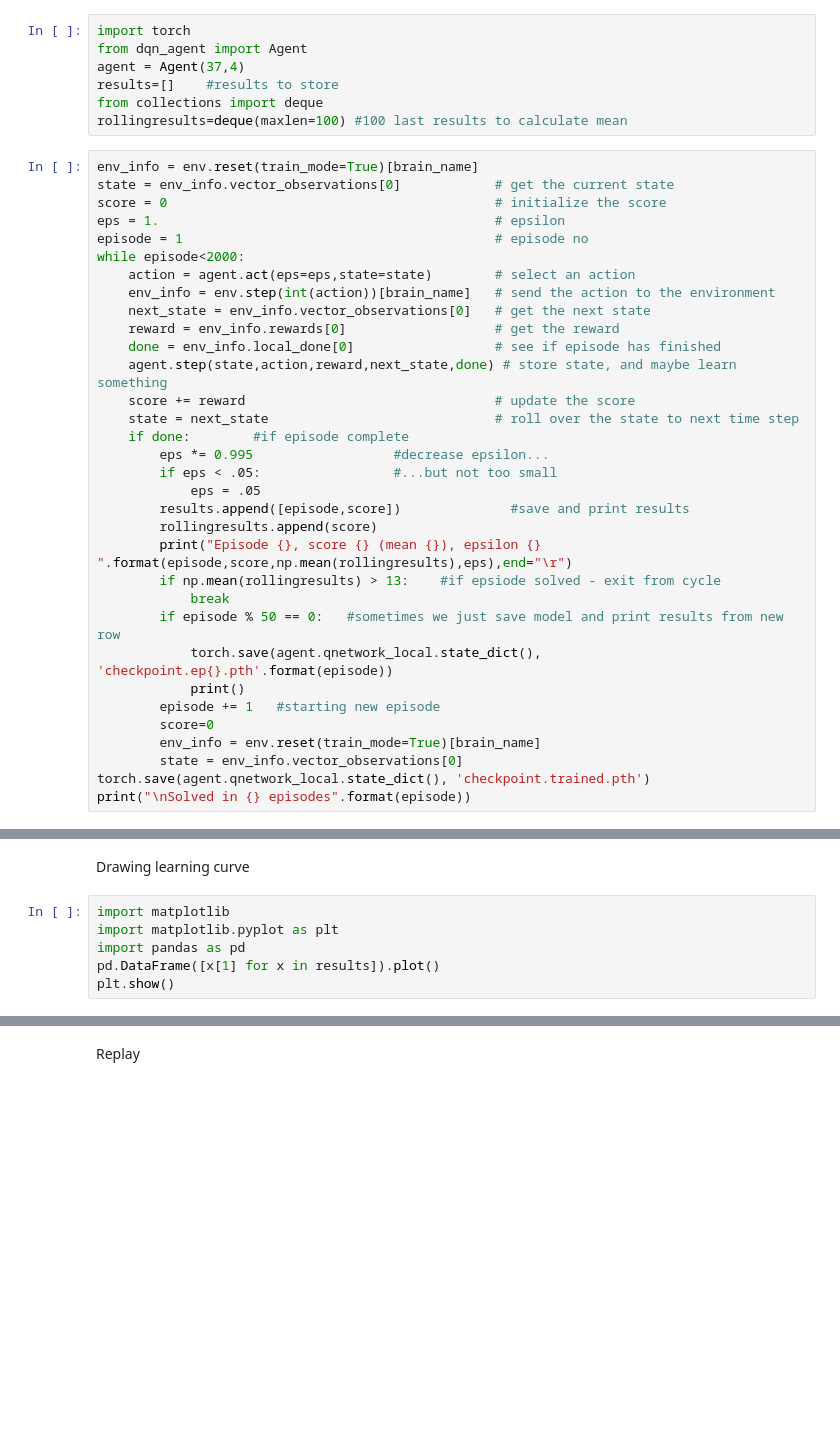
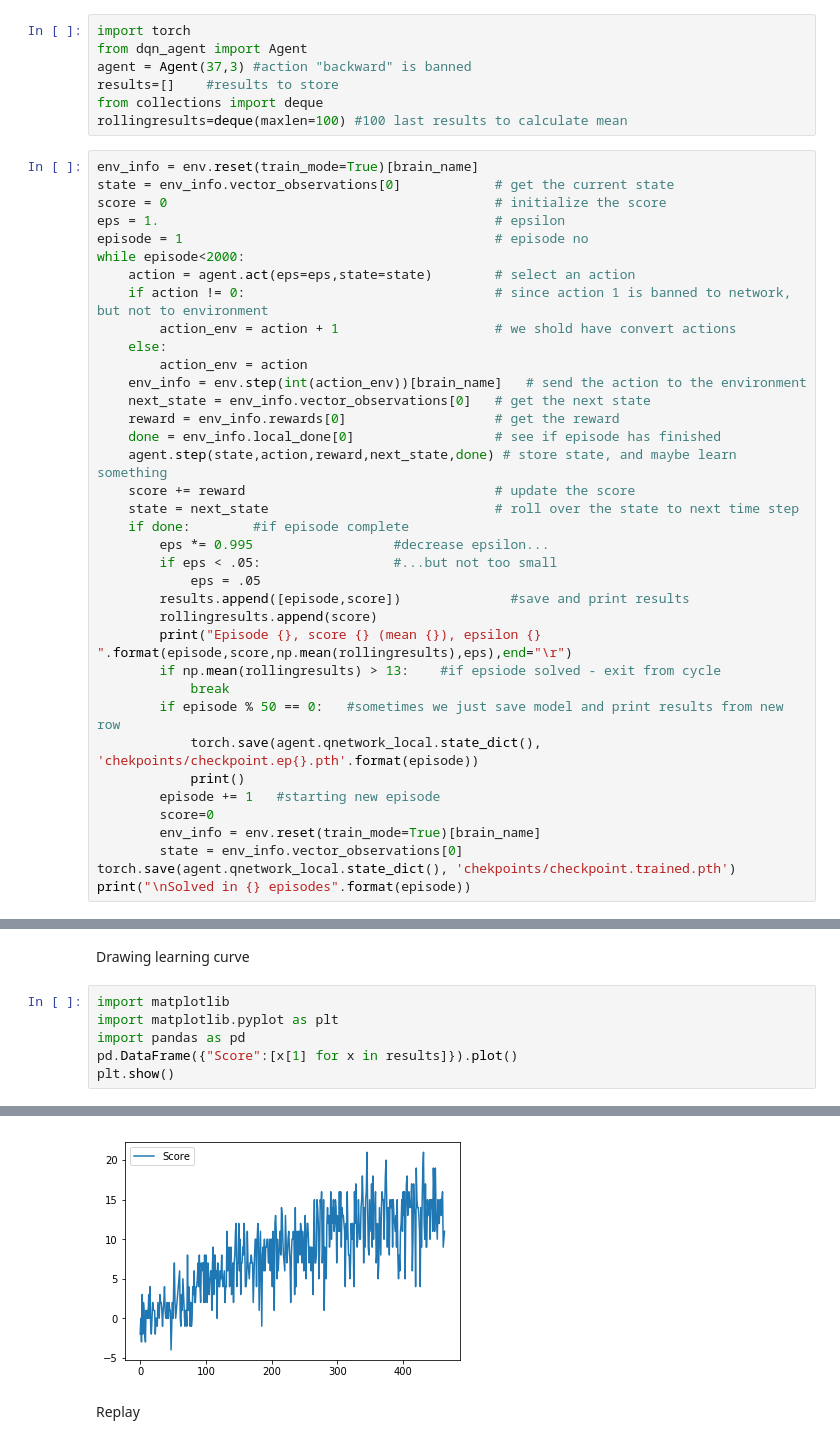
Before and after one commit to AlekseySyryh/udacity_drl, a Jupyter notebook: Navigation.ipynb, the cells around one changed output, grey strips where cells are left out. Saved outputs shown, nothing was run; the diff lists cells and outputs as text; blank space fills up the shorter version.

Commit message:
Chekpoints are not welcomed at root folder
Backward action are banned

```diff
--- a/Navigation.ipynb
+++ b/Navigation.ipynb
@@ -128,7 +128,7 @@ env_info = env.reset(train_mode=True)[brain_name]
 # %%
 import torch
 from dqn_agent import Agent
-agent = Agent(37,4)
+agent = Agent(37,3) #action "backward" is banned
 results=[]    #results to store
 from collections import deque
 rollingresults=deque(maxlen=100) #100 last results to calculate mean
@@ -140,7 +140,11 @@ eps = 1.                                           # epsilon
 episode = 1                                        # episode no
 while episode<2000:
     action = agent.act(eps=eps,state=state)        # select an action
-    env_info = env.step(int(action))[brain_name]   # send the action to the environment
+    if action != 0:                                # since action 1 is banned to network, but not to environment
+        action_env = action + 1                    # we shold have convert actions
+    else:
+        action_env = action
+    env_info = env.step(int(action_env))[brain_name]   # send the action to the environment
     next_state = env_info.vector_observations[0]   # get the next state
     reward = env_info.rewards[0]                   # get the reward
     done = env_info.local_done[0]                  # see if episode has finished
@@ -157,12 +161,12 @@ while episode<2000:
         if np.mean(rollingresults) > 13:    #if epsiode solved - exit from cycle
             break
         if episode % 50 == 0:   #sometimes we just save model and print results from new row
-            torch.save(agent.qnetwork_local.state_dict(), 'checkpoint.ep{}.pth'.format(episode))
+            torch.save(agent.qnetwork_local.state_dict(), 'chekpoints/checkpoint.ep{}.pth'.format(episode))
             print()
         episode += 1   #starting new episode
         score=0
         env_info = env.reset(train_mode=True)[brain_name]
         state = env_info.vector_observations[0]
-torch.save(agent.qnetwork_local.state_dict(), 'checkpoint.trained.pth')
+torch.save(agent.qnetwork_local.state_dict(), 'chekpoints/checkpoint.trained.pth')
 print("\nSolved in {} episodes".format(episode))
 # %% [output]
@@ -190,6 +193,6 @@ Drawing learning curve
 import matplotlib
 import matplotlib.pyplot as plt
 import pandas as pd
-pd.DataFrame([x[1] for x in results]).plot()
+pd.DataFrame({"Score":[x[1] for x in results]}).plot()
 plt.show()
 # %% [output]
@@ -197,3 +199,4 @@ plt.show()
+[figure, added]
 # %% [markdown]
 Replay
 # %%
```
Also changed, not shown: parts of 3 cells of this notebook, 23 other files.
